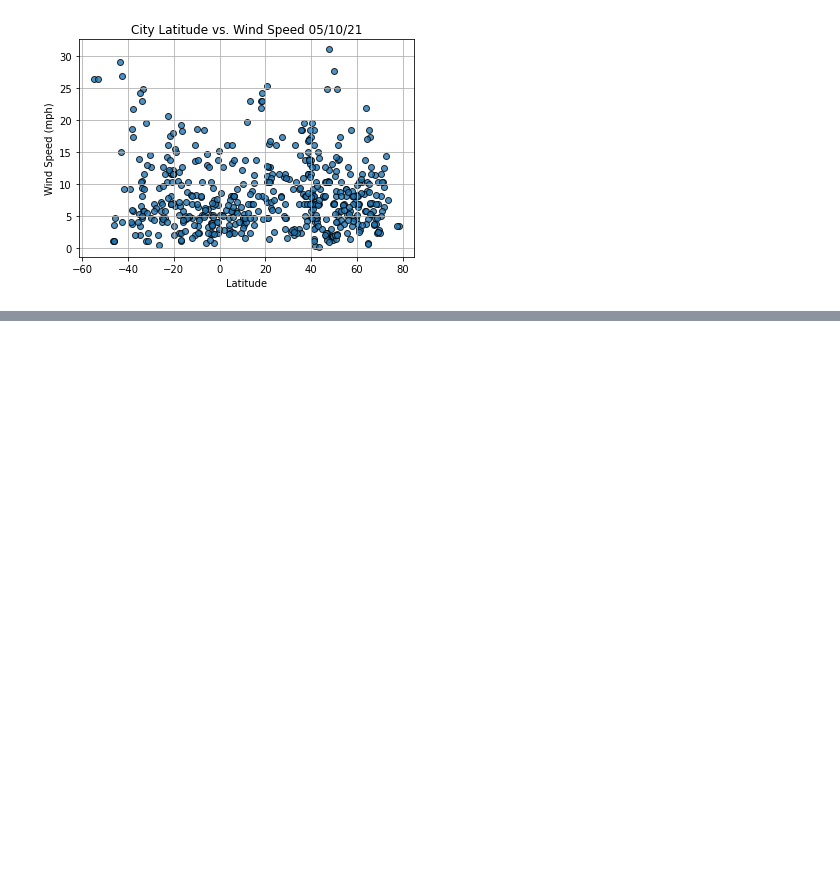
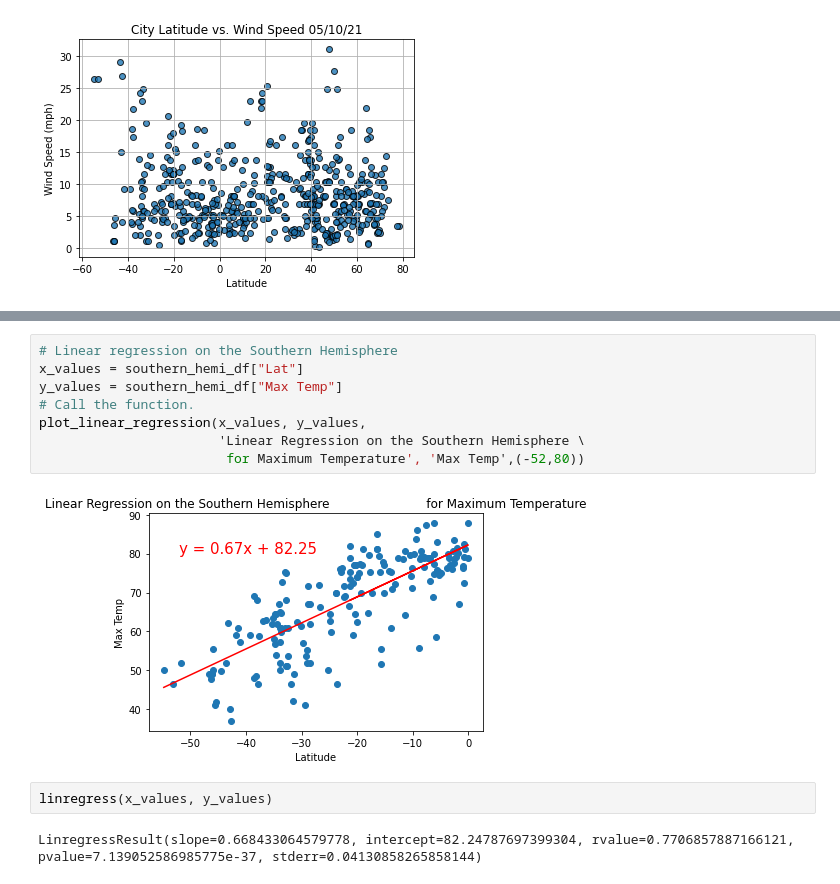
Before and after one commit to moonem/World_Weather_Analysis, a Jupyter notebook: WeatherPy.ipynb, the cells around one changed output, grey strips where cells are left out. Drawn from its saved outputs; the diff is of its cells as text; blank space fills up the shorter version.

```diff
--- a/WeatherPy.ipynb
+++ b/WeatherPy.ipynb
@@ -271,0 +327,14 @@ plt.show()
+# %%
+# Linear regression on the Southern Hemisphere
+x_values = southern_hemi_df["Lat"]
+y_values = southern_hemi_df["Max Temp"]
+# Call the function.
+plot_linear_regression(x_values, y_values,
+                       'Linear Regression on the Southern Hemisphere \
+                        for Maximum Temperature', 'Max Temp',(-52,80))
+# %% [output]
+[figure, added]
+# %%
+linregress(x_values, y_values)
+# %% [output]
+LinregressResult(slope=0.668433064579778, intercept=82.24787697399304, rvalue=0.7706857887166121, pvalue=7.139052586985775e-37, stderr=0.04130858265858144)
```
Also changed, not shown: parts of 26 cells of this notebook, 5 other files.
